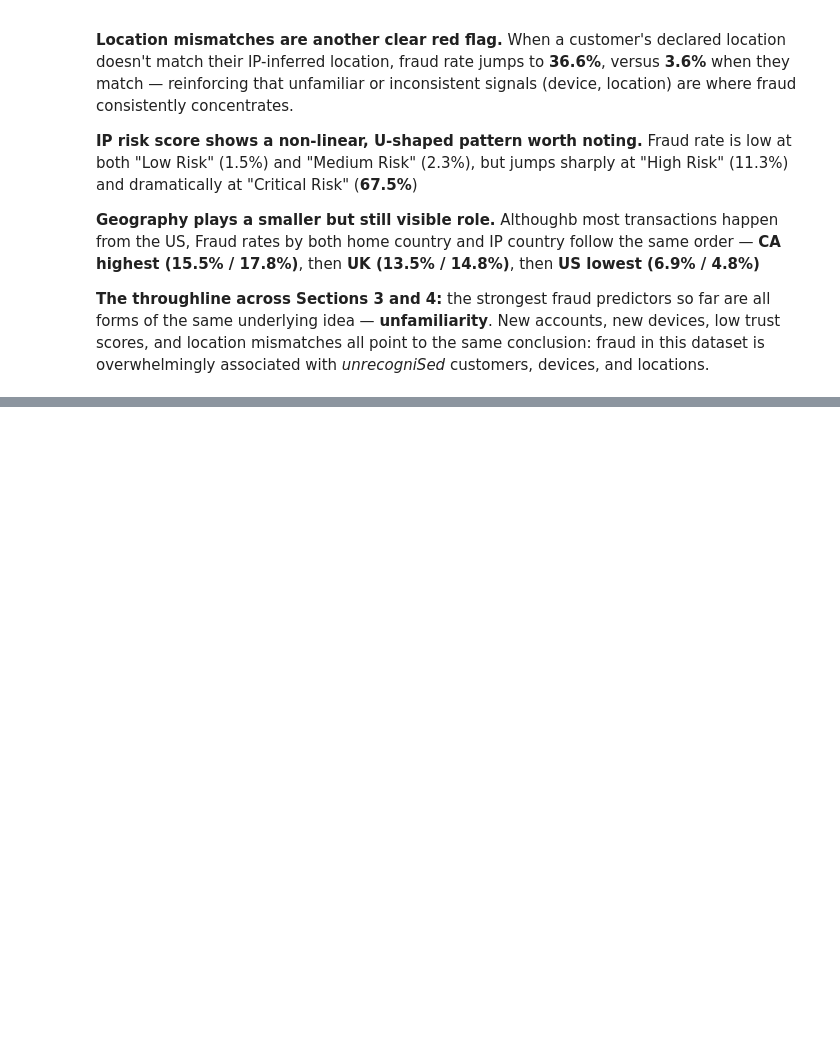
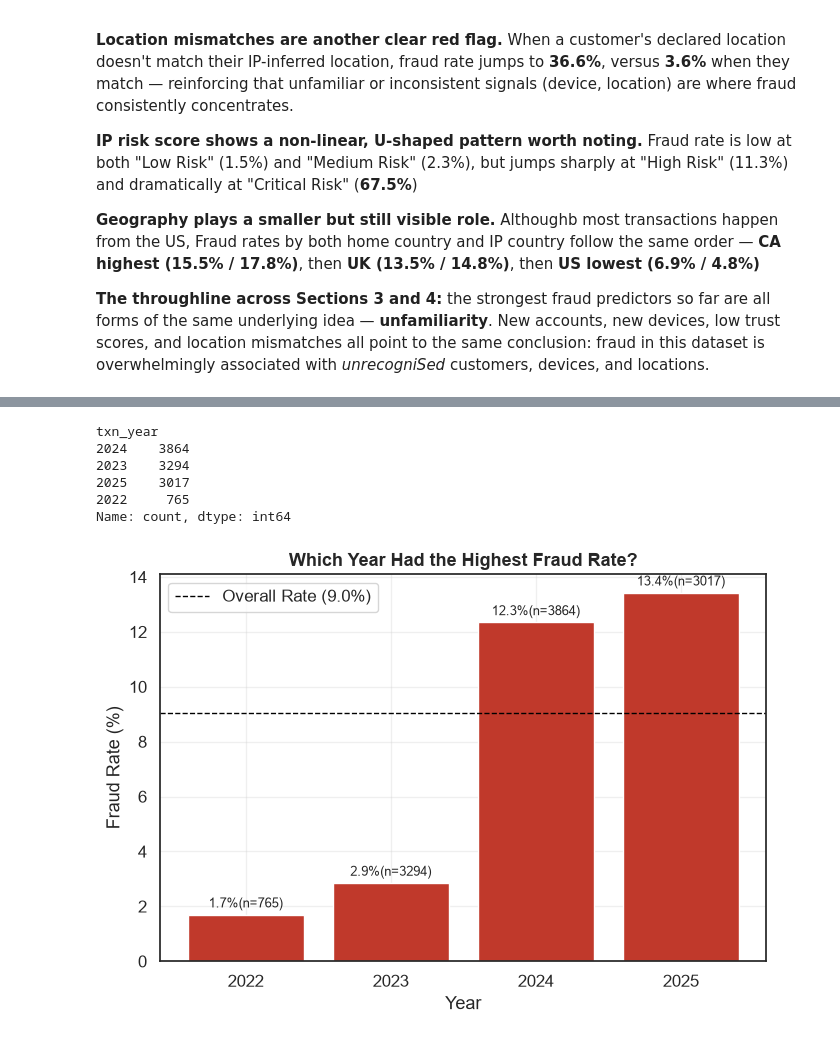
Before and after one commit to LeesiElekwa/Digital_Transfer_Fraud_Detection_System, a Jupyter notebook: Notebooks/ExploratoryAnalysis.ipynb, the cells around one changed output, grey strips where cells are left out. Saved outputs shown, nothing was run; the diff lists cells and outputs as text; code cells hidden in the pictures; blank space fills up the shorter version.

Commit message:
Investigating transaction velocity and seasonality trend with respect to fraudulent transactions

```diff
--- a/Notebooks/ExploratoryAnalysis.ipynb
+++ b/Notebooks/ExploratoryAnalysis.ipynb
@@ -464,0 +478,27 @@ plt.show()
+# %%
+df_cleaned_transaction_data["txn_year"].value_counts()
+# %% [output]
+txn_year
+2024    3864
+2023    3294
+2025    3017
+2022     765
+Name: count, dtype: int64
+# %%
+year_fraud = fraud_rate_by_category(df_cleaned_transaction_data, "txn_year").sort_index()
+
+fig, ax = plt.subplots(figsize=(7, 5))
+bars = ax.bar(year_fraud.index.astype(str), year_fraud["fraud_rate_pct"], color="#C0392B")
+labels = [f"{rate:.1f}%(n={count})" for rate, count in zip(year_fraud["fraud_rate_pct"], year_fraud["count"])]
+ax.bar_label(bars, labels=labels, padding=3, fontsize=9)
+overall_rate_line = ax.axhline(overall_rate, color="black", linestyle="--", linewidth=1, label=f"Overall Rate ({overall_rate:.1f}%)")
+ax.set_title("Which Year Had the Highest Fraud Rate?")
+ax.set_xlabel("Year")
+ax.set_ylabel("Fraud Rate (%)")
+ax.grid(True, alpha=0.3)
+ax.legend()
+
+plt.tight_layout()
+plt.show()
+# %% [output]
+[figure, added]
```
Also changed, not shown: parts of 5 cells of this notebook.
